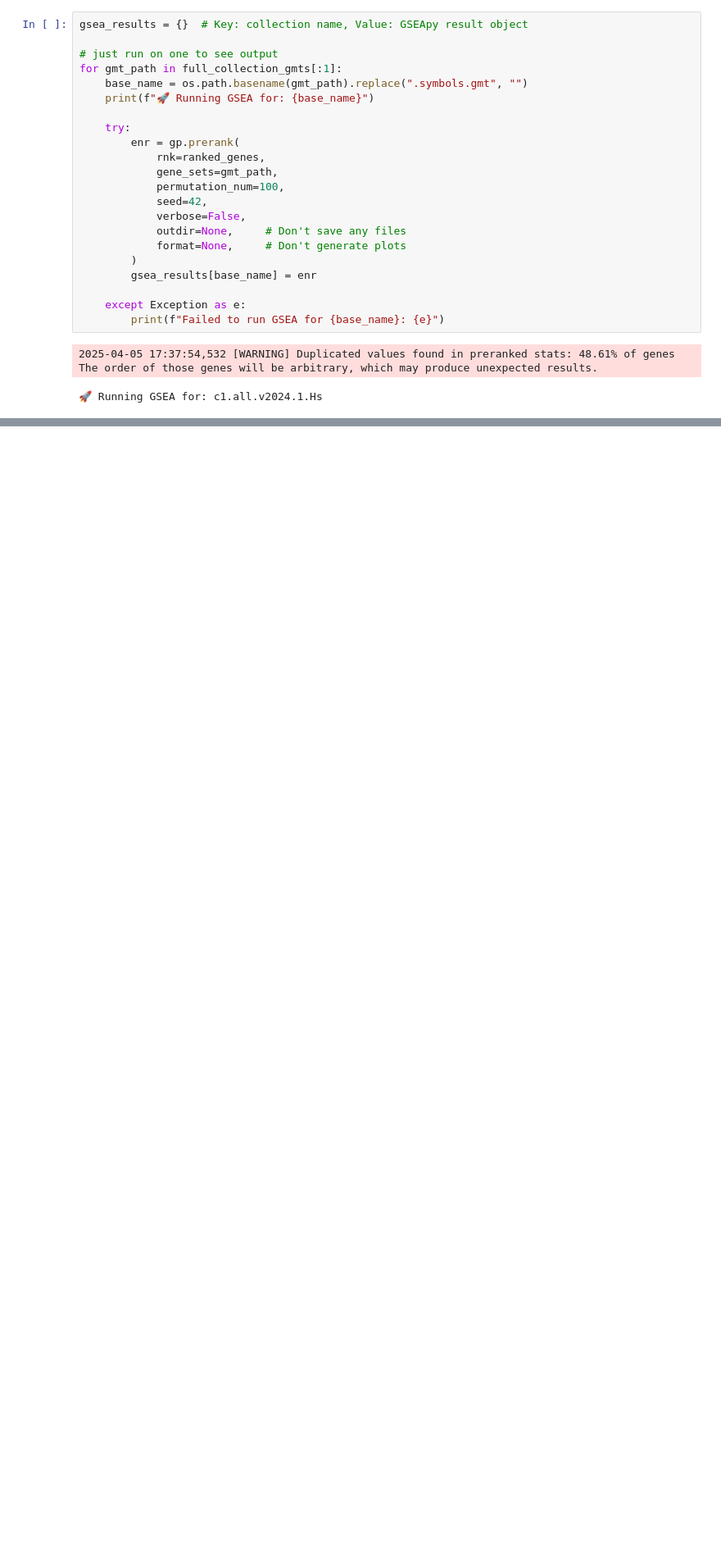
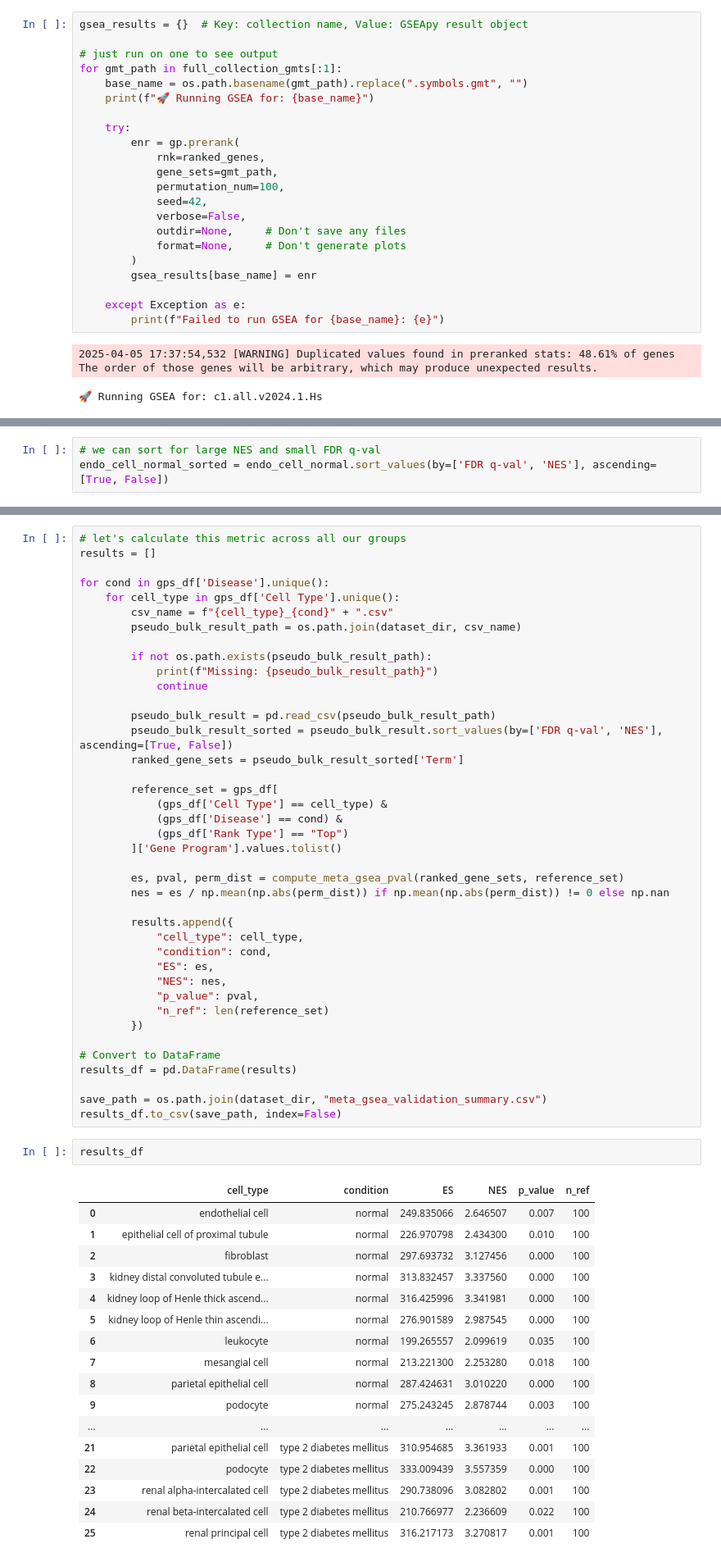
Before and after one commit to david-zhang03/c2s-RL, a Jupyter notebook: gene_programs_dev/run_bulk_gsea.ipynb, the cells around one changed output, grey strips where cells are left out. Shown: that part at 82% size. Drawn from its saved outputs; the diff is of its cells as text; blank space fills up the shorter version.

```diff
--- a/gene_programs_dev/run_bulk_gsea.ipynb
+++ b/gene_programs_dev/run_bulk_gsea.ipynb
@@ -296,0 +337,3 @@ gsea_results['c1.all.v2024.1.Hs'].res2d.iloc[:10]
+# %%
+# we can sort for large NES and small FDR q-val
+endo_cell_normal_sorted = endo_cell_normal.sort_values(by=['FDR q-val', 'NES'], ascending=[True, False])
@@ -296,0 +424,60 @@ gsea_results['c1.all.v2024.1.Hs'].res2d.iloc[:10]
+# %%
+# let's calculate this metric across all our groups
+results = []
+
+for cond in gps_df['Disease'].unique():
+    for cell_type in gps_df['Cell Type'].unique():
+        csv_name = f"{cell_type}_{cond}" + ".csv"
+        pseudo_bulk_result_path = os.path.join(dataset_dir, csv_name)
+
+        if not os.path.exists(pseudo_bulk_result_path):
+            print(f"Missing: {pseudo_bulk_result_path}")
+            continue
+
+        pseudo_bulk_result = pd.read_csv(pseudo_bulk_result_path)
+        pseudo_bulk_result_sorted = pseudo_bulk_result.sort_values(by=['FDR q-val', 'NES'], ascending=[True, False])
+        ranked_gene_sets = pseudo_bulk_result_sorted['Term']
+
+        reference_set = gps_df[
+            (gps_df['Cell Type'] == cell_type) &
+            (gps_df['Disease'] == cond) &
+            (gps_df['Rank Type'] == "Top")
+        ]['Gene Program'].values.tolist()
+
+        es, pval, perm_dist = compute_meta_gsea_pval(ranked_gene_sets, reference_set)
+        nes = es / np.mean(np.abs(perm_dist)) if np.mean(np.abs(perm_dist)) != 0 else np.nan
+
+        results.append({
+            "cell_type": cell_type,
+            "condition": cond,
+            "ES": es,
+            "NES": nes,
+            "p_value": pval,
+            "n_ref": len(reference_set)
+        })
+
+# Convert to DataFrame
+results_df = pd.DataFrame(results)
+
+save_path = os.path.join(dataset_dir, "meta_gsea_validation_summary.csv")
+results_df.to_csv(save_path, index=False)
+# %%
+results_df
+# %% [output]
+|  | cell_type | condition | ES | NES | p_value | n_ref |
+| 0 | endothelial cell | normal | 249.835066 | 2.646507 | 0.007 | 100 |
+| 1 | epithelial cell of proximal tubule | normal | 226.970798 | 2.434300 | 0.010 | 100 |
+| 2 | fibroblast | normal | 297.693732 | 3.127456 | 0.000 | 100 |
+| 3 | kidney distal convoluted tubule e... | normal | 313.832457 | 3.337560 | 0.000 | 100 |
+| 4 | kidney loop of Henle thick ascend... | normal | 316.425996 | 3.341981 | 0.000 | 100 |
+| 5 | kidney loop of Henle thin ascendi... | normal | 276.901589 | 2.987545 | 0.000 | 100 |
+| 6 | leukocyte | normal | 199.265557 | 2.099619 | 0.035 | 100 |
+| 7 | mesangial cell | normal | 213.221300 | 2.253280 | 0.018 | 100 |
+| 8 | parietal epithelial cell | normal | 287.424631 | 3.010220 | 0.000 | 100 |
+| 9 | podocyte | normal | 275.243245 | 2.878744 | 0.003 | 100 |
+| ... | ... | ... | ... | ... | ... | ... |
+| 21 | parietal epithelial cell | type 2 diabetes mellitus | 310.954685 | 3.361933 | 0.001 | 100 |
+| 22 | podocyte | type 2 diabetes mellitus | 333.009439 | 3.557359 | 0.000 | 100 |
+| 23 | renal alpha-intercalated cell | type 2 diabetes mellitus | 290.738096 | 3.082802 | 0.001 | 100 |
+| 24 | renal beta-intercalated cell | type 2 diabetes mellitus | 210.766977 | 2.236609 | 0.022 | 100 |
+| 25 | renal principal cell | type 2 diabetes mellitus | 316.217173 | 3.270817 | 0.001 | 100 |
```
Also changed, not shown: parts of 18 cells of this notebook.
